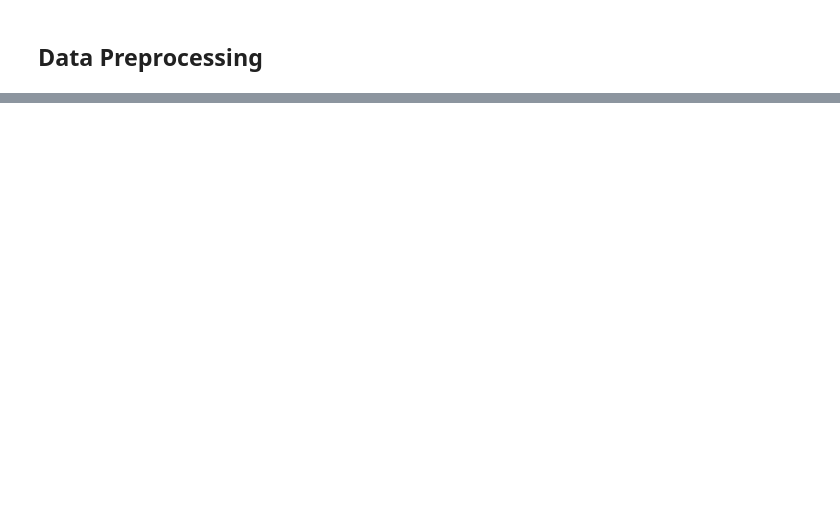
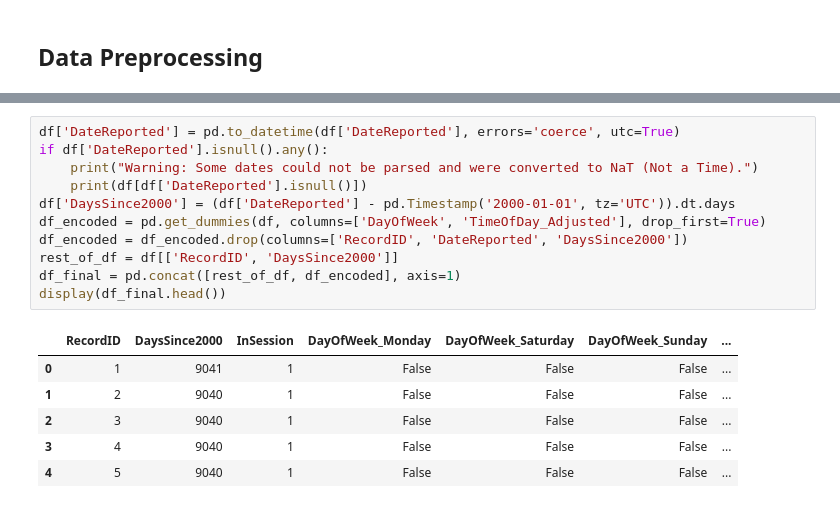
Before and after one commit to kelseymatsik/ds4002_project2, a Jupyter notebook: VAR.ipynb, the cells around one changed output, grey strips where cells are left out. Drawn from its saved outputs; the diff is of its cells as text; blank space fills up the shorter version.

```diff
--- a/VAR.ipynb
+++ b/VAR.ipynb
@@ -34,0 +37,18 @@ df = df[columns_to_keep]
+# %%
+df['DateReported'] = pd.to_datetime(df['DateReported'], errors='coerce', utc=True)
+if df['DateReported'].isnull().any():
+    print("Warning: Some dates could not be parsed and were converted to NaT (Not a Time).")
+    print(df[df['DateReported'].isnull()])
+df['DaysSince2000'] = (df['DateReported'] - pd.Timestamp('2000-01-01', tz='UTC')).dt.days
+df_encoded = pd.get_dummies(df, columns=['DayOfWeek', 'TimeOfDay_Adjusted'], drop_first=True)
+df_encoded = df_encoded.drop(columns=['RecordID', 'DateReported', 'DaysSince2000'])
+rest_of_df = df[['RecordID', 'DaysSince2000']]
+df_final = pd.concat([rest_of_df, df_encoded], axis=1)
+display(df_final.head())
+# %% [output]
+|  | RecordID | DaysSince2000 | InSession | DayOfWeek_Monday | DayOfWeek_Saturday | DayOfWeek_Sunday | ... |
+| 0 | 1 | 9041 | 1 | False | False | False | ... |
+| 1 | 2 | 9040 | 1 | False | False | False | ... |
+| 2 | 3 | 9040 | 1 | False | False | False | ... |
+| 3 | 4 | 9040 | 1 | False | False | False | ... |
+| 4 | 5 | 9040 | 1 | False | False | False | ... |
```
Also changed, not shown: parts of 7 cells of this notebook.
